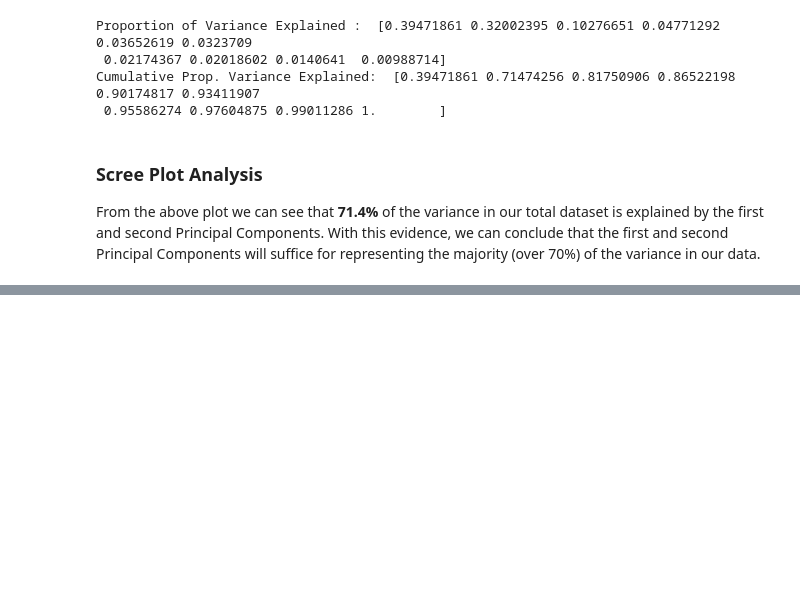
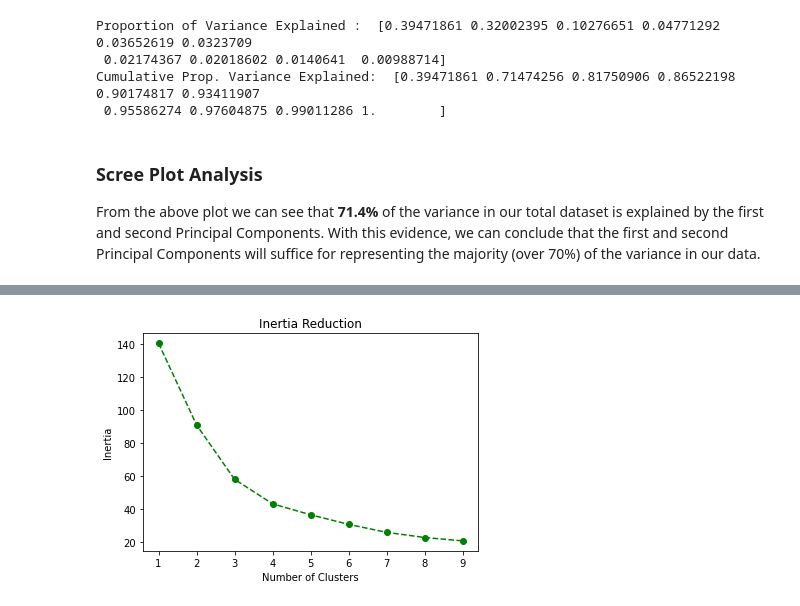
Before and after one commit to scummins00/CA4015-Clustering-Assignment, a Jupyter notebook: book/clustering_total_dataset_2.ipynb, the cells around one changed output, grey strips where cells are left out. Saved outputs shown, nothing was run; the diff lists cells and outputs as text; code cells hidden in the pictures; blank space fills up the shorter version.

```diff
--- a/book/clustering_total_dataset_2.ipynb
+++ b/book/clustering_total_dataset_2.ipynb
@@ -16,18 +17,18 @@ from sklearn import preprocessing
 # %%
 full_sets = []
 
-full_wins_95=pd.read_csv("../data/cleaned/full_Wins_95.csv").iloc[:,:-2]
+full_wins_95=pd.read_csv("../data/cleaned/full_Wins_95.csv")
 full_sets.append(full_wins_95)
-full_wins_100=pd.read_csv("../data/cleaned/full_Wins_100.csv").iloc[:,:-2]
+full_wins_100=pd.read_csv("../data/cleaned/full_Wins_100.csv")
 full_sets.append(full_wins_100)
-full_wins_150=pd.read_csv("../data/cleaned/full_Wins_150.csv").iloc[:,:-2]
+full_wins_150=pd.read_csv("../data/cleaned/full_Wins_150.csv")
 full_sets.append(full_wins_150)
 
-full_losses_95=pd.read_csv("../data/cleaned/full_Losses_95.csv").iloc[:,:-2]
+full_losses_95=pd.read_csv("../data/cleaned/full_Losses_95.csv")
 full_sets.append(full_losses_95)
-full_losses_100=pd.read_csv("../data/cleaned/full_Losses_100.csv").iloc[:,:-2]
+full_losses_100=pd.read_csv("../data/cleaned/full_Losses_100.csv")
 full_sets.append(full_losses_100)
-full_losses_150=pd.read_csv("../data/cleaned/full_Losses_150.csv").iloc[:,:-2]
+full_losses_150=pd.read_csv("../data/cleaned/full_Losses_150.csv")
 full_sets.append(full_losses_150)
 # %% [markdown]
 ## Initial Data Manipulation
@@ -36,10 +46,11 @@ From the datasets we previously created, we would like to calculate a participan
 #Our Net Datasets
 net_sets = []
 
-net_rolling_95=full_wins_95 + full_losses_95.values
+net_rolling_95=full_wins_95.iloc[:,:-2] + full_losses_95.iloc[:,:-2].values
 net_sets.append(net_rolling_95)
 
-net_rolling_100=full_wins_100 + full_losses_100.values
+net_rolling_100=(full_wins_100.iloc[:,:-2] + full_losses_100.iloc[:,:-2].values)
+net_rolling_100=pd.concat([net_rolling_100, full_wins_100.iloc[:,-2:]], axis=1)
 net_sets.append(net_rolling_100)
 
 net_rolling_150=full_wins_150 + full_losses_150.values
@@ -112,0 +148,20 @@ From the above plot we can see that **71.4%** of the variance in our total datas
+# %%
+#Let X equal our points. We use only the first and second Principal Components
+X = pca_df_norm_net_set.iloc[:,:2]
+
+#List of inertias
+inertias = []
+
+#Finding and appending Inertia to list
+for i in range(1, 10):
+    kmeans = KMeans(n_clusters=i, random_state=10).fit(X)
+    inertias.append(kmeans.inertia_)
+
+#Create Inertia Line Plot
+plt.plot(range(1,10), inertias, "go--")
+plt.title('Inertia Reduction')
+plt.xlabel('Number of Clusters')
+plt.ylabel('Inertia')
+plt.show()
+# %% [output]
+[figure, added]
```
Also changed, not shown: parts of 17 cells of this notebook.
